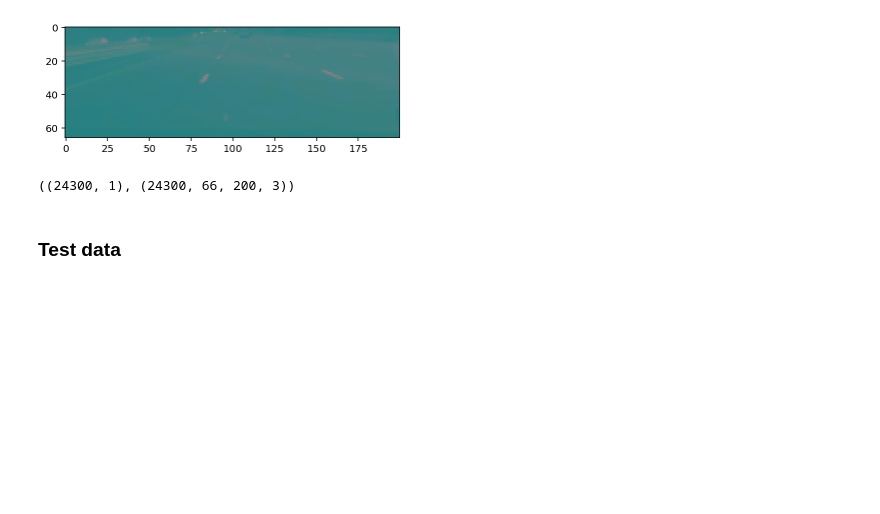
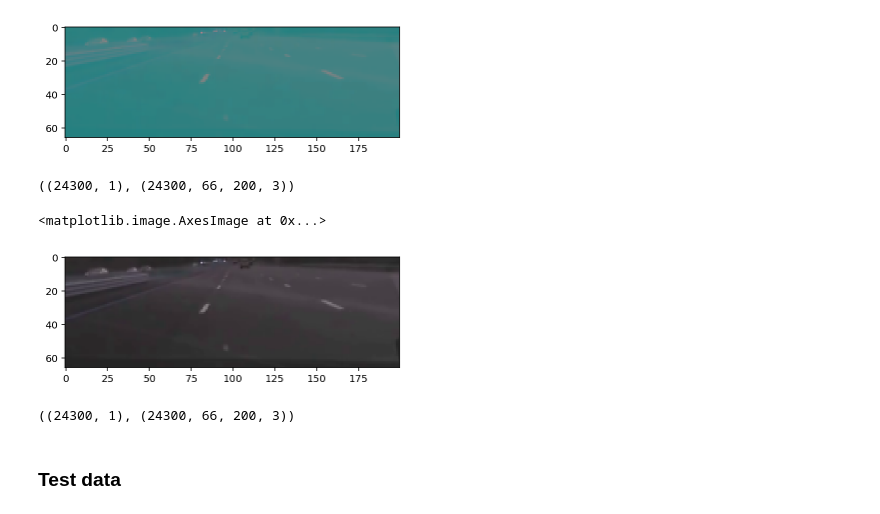
Before and after one commit to gwwang16/MLND-Capstone-Project-DeepTesla, a Jupyter notebook: DeepTesla.ipynb, the cells around one changed output. Drawn from its saved outputs; the diff is of its cells as text; code cells hidden in the pictures; blank space fills up the shorter version.

Commit message:
feat: Revised the models
data shuffle and ordered, revised models, compare results.

```diff
--- a/DeepTesla.ipynb
+++ b/DeepTesla.ipynb
@@ -156,6 +156,21 @@ wheels_data = np.reshape(wheels_data,(len(wheels_data),1))
 wheels_data.shape, imgs_data.shape
 # %% [output]
 ((24300, 1), (24300, 66, 200, 3))
+# %%
+imgs_data_normal, wheels_data_normal = preprocess.load_data('train')
+plt.imshow(imgs_data_normal[1])
+# %% [output]
+<matplotlib.image.AxesImage at 0x...>
+[figure, added]
+# %%
+# Transfer datatype
+imgs_data_normal = np.array(imgs_data_normal)
+wheels_data_normal = np.array(wheels_data_normal)
+wheels_data_normal = np.reshape(wheels_data_normal,(len(wheels_data_normal),1))
+
+wheels_data_normal.shape, imgs_data_normal.shape
+# %% [output]
+((24300, 1), (24300, 66, 200, 3))
 # %% [markdown]
 ### Test data
 # %%
```
Also changed, not shown: parts of 57 cells of this notebook, 1 other file.
